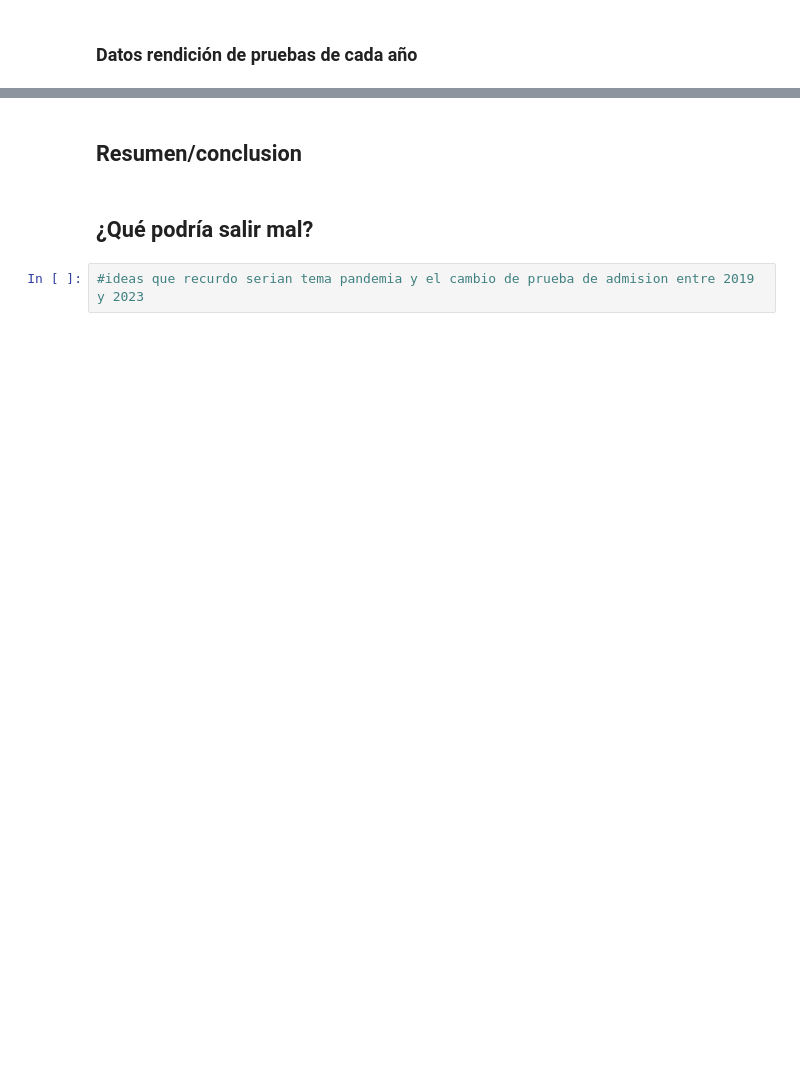
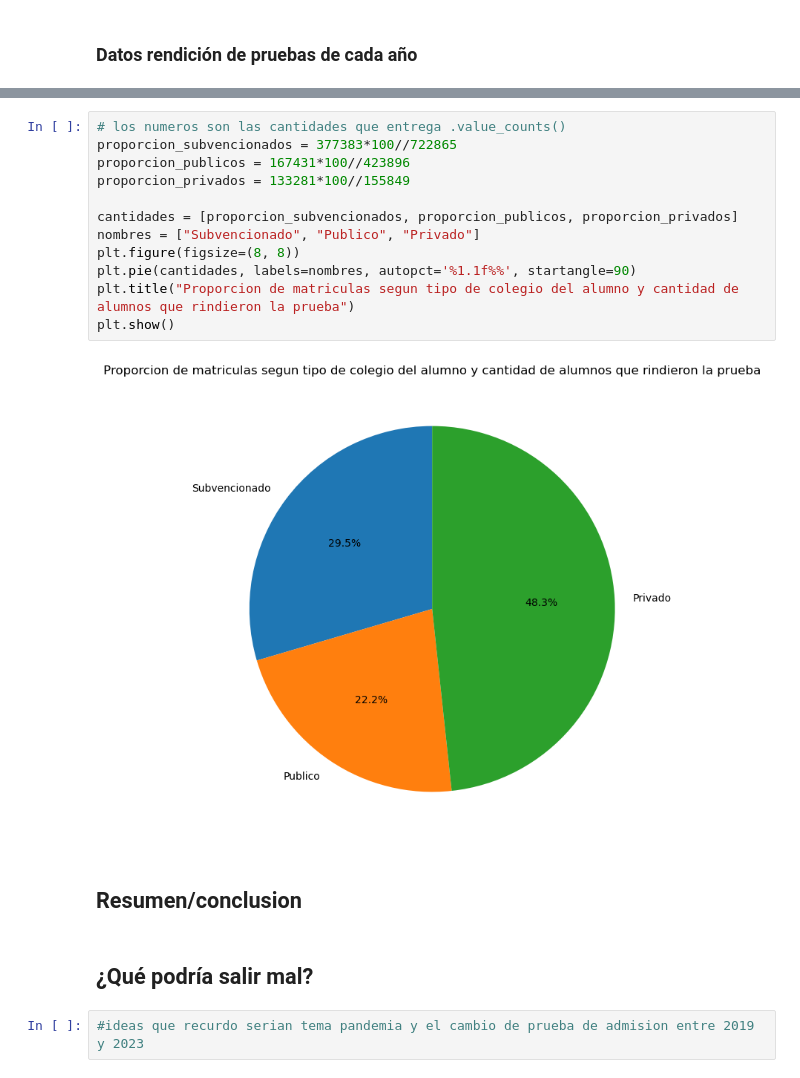
Before and after one commit to javibascur/Proyecto-Cs-Datos, a Jupyter notebook: Proyecto_Final.ipynb, the cells around one changed output, grey strips where cells are left out. Saved outputs shown, nothing was run; the diff lists cells and outputs as text; blank space fills up the shorter version.

```diff
--- a/Proyecto_Final.ipynb
+++ b/Proyecto_Final.ipynb
@@ -54,3 +247,17 @@ dfRen2023 = pd.read_csv("Muestra_Datasets_DEMRE/datos_utilizados/rendicion/2023/
+# %%
+# los numeros son las cantidades que entrega .value_counts()
+proporcion_subvencionados = 377383*100//722865
+proporcion_publicos = 167431*100//423896
+proporcion_privados = 133281*100//155849
+
+cantidades = [proporcion_subvencionados, proporcion_publicos, proporcion_privados]
+nombres = ["Subvencionado", "Publico", "Privado"]
+plt.figure(figsize=(8, 8))
+plt.pie(cantidades, labels=nombres, autopct='%1.1f%%', startangle=90)
+plt.title("Proporcion de matriculas segun tipo de colegio del alumno y cantidad de alumnos que rindieron la prueba")
+plt.show()
+# %% [output]
+[figure, added]
 # %% [markdown]
 ## Resumen/conclusion
 # %% [markdown]
```
Also changed, not shown: parts of 32 cells of this notebook, 2 other files.
